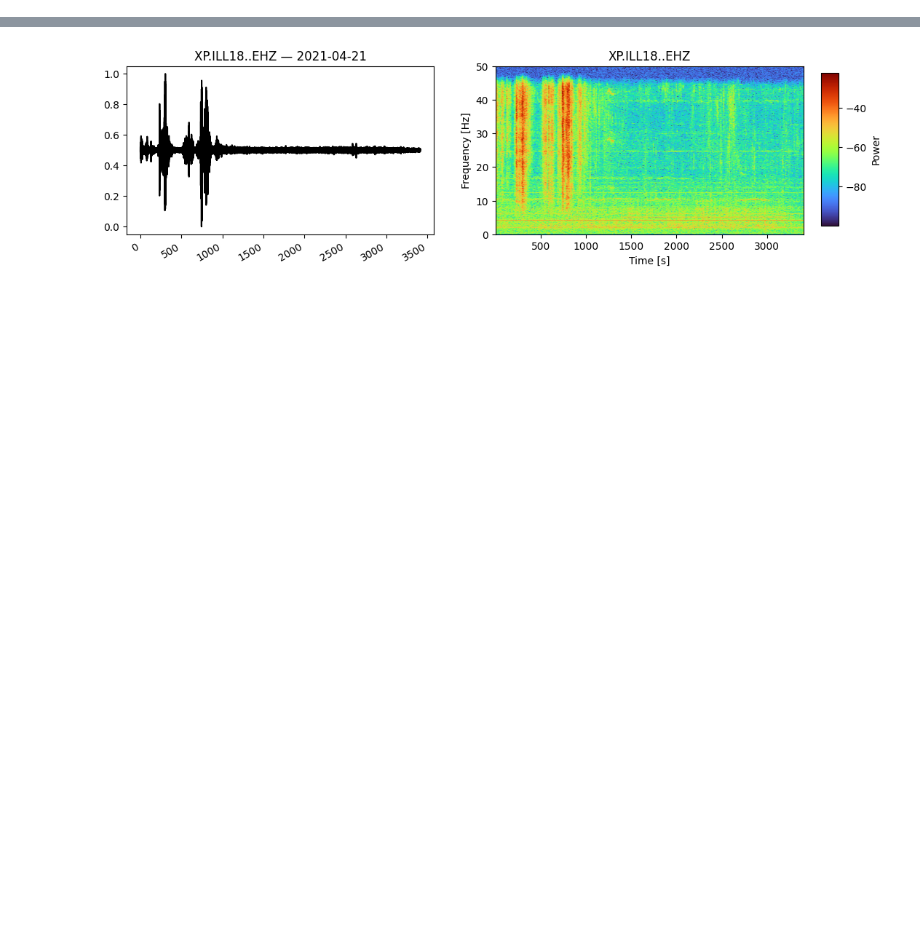
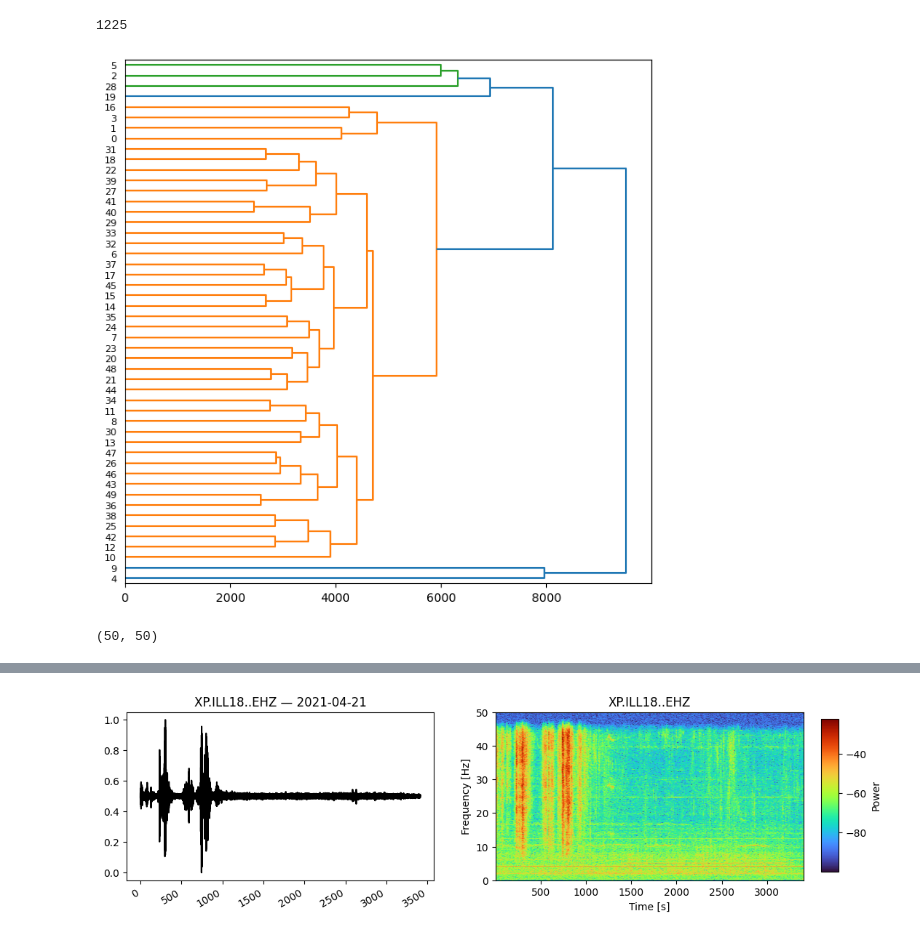
Before and after one commit to FKamper/seismic-isolation-forest, a Jupyter notebook: notebooks/to_delete.ipynb, the cells around one changed output, grey strips where cells are left out. Saved outputs shown, nothing was run; the diff lists cells and outputs as text; code cells hidden in the pictures; blank space fills up the shorter version.

```diff
--- a/notebooks/to_delete.ipynb
+++ b/notebooks/to_delete.ipynb
@@ -52,0 +57,15 @@ def normalize_stream_to_unit_range(stream: obspy.Stream) -> obspy.Stream:
+# %%
+indices = [(i, j) for i in range(50) for j in range(i + 1, 50)]
+# %%
+len(indices)
+# %% [output]
+1225
+# %%
+D = np.zeros([50, 50])
+# %%
+for n in range(len(indices)):
+    i, j = indices[n]
+
+    D[i, j] = np.median(results[n])
+# %%
+D = D + D.T
@@ -52,0 +75,11 @@ def normalize_stream_to_unit_range(stream: obspy.Stream) -> obspy.Stream:
+# %%
+Z = linkage(squareform(D), method="complete")
+plt.figure(figsize=(8, 8))
+dendrogram(Z, orientation="right")
+plt.show()
+# %% [output]
+[figure, added]
+# %%
+D.shape
+# %% [output]
+(50, 50)
```
Also changed, not shown: parts of 7 cells of this notebook, 3 other files.
